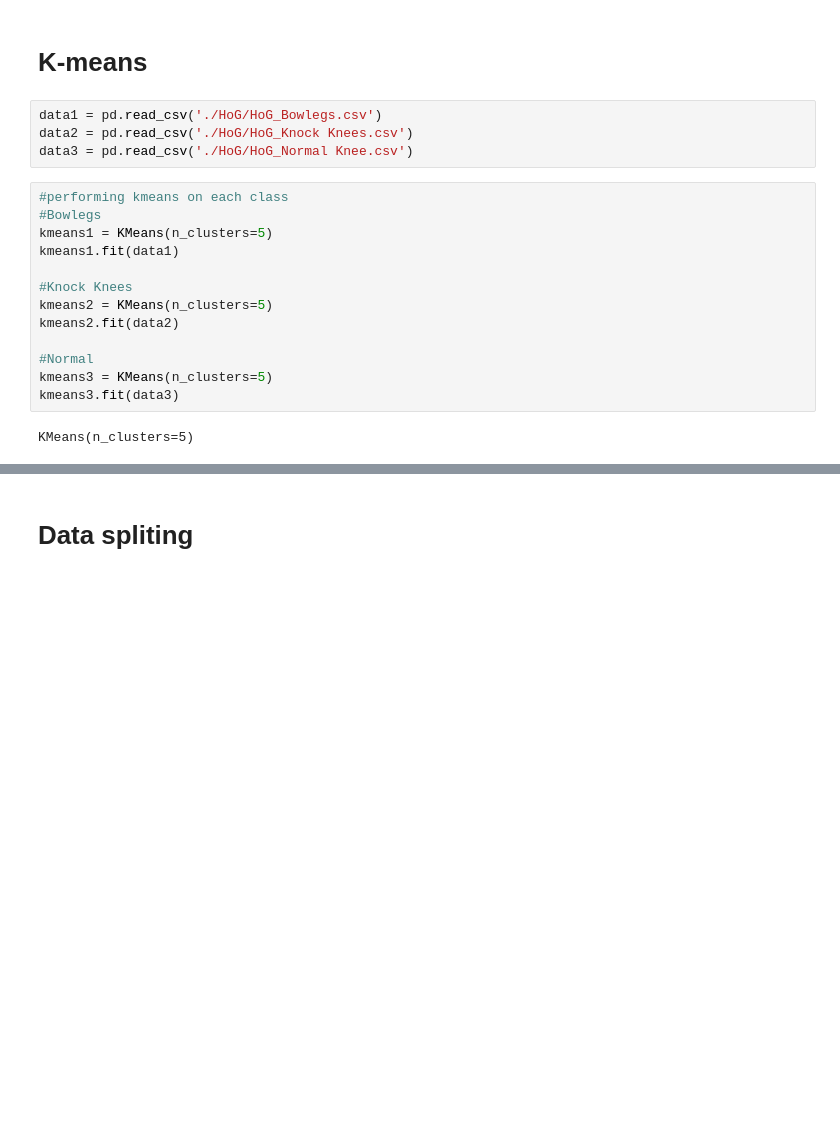
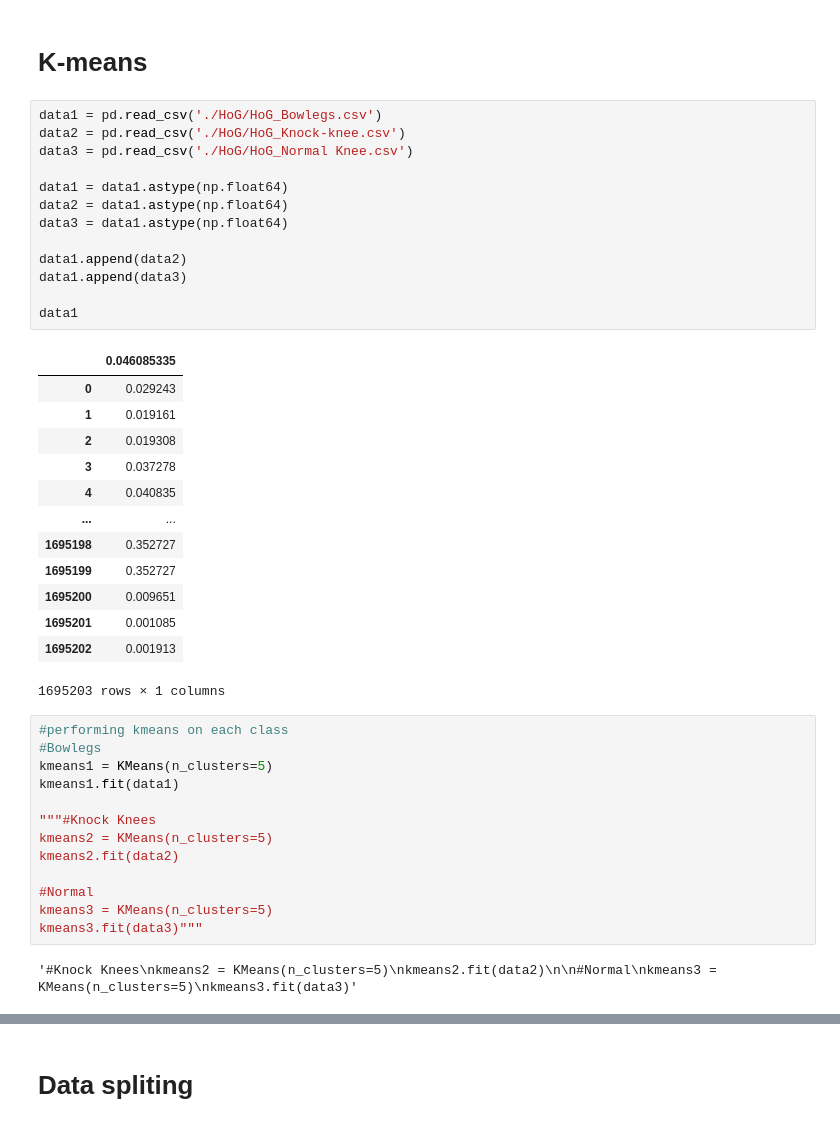
Before and after one commit to summorey22/Detecting_Knee_deformities_usingCV, a Jupyter notebook: HoG.ipynb, the cells around one changed output, grey strips where cells are left out. Cells and saved outputs as stored; diff of their text form; blank space fills up the shorter version.

```diff
--- a/HoG.ipynb
+++ b/HoG.ipynb
@@ -49,22 +48,45 @@ for j in temp:
 # K-means
 # %%
 data1 = pd.read_csv('./HoG/HoG_Bowlegs.csv')
-data2 = pd.read_csv('./HoG/HoG_Knock Knees.csv')
+data2 = pd.read_csv('./HoG/HoG_Knock-knee.csv')
 data3 = pd.read_csv('./HoG/HoG_Normal Knee.csv')
+
+data1 = data1.astype(np.float64)
+data2 = data1.astype(np.float64)
+data3 = data1.astype(np.float64)
+
+data1.append(data2)
+data1.append(data3)
+
+data1
+# %% [output]
+|  | 0.046085335 |
+| 0 | 0.029243 |
+| 1 | 0.019161 |
+| 2 | 0.019308 |
+| 3 | 0.037278 |
+| 4 | 0.040835 |
+| ... | ... |
+| 1695198 | 0.352727 |
+| 1695199 | 0.352727 |
+| 1695200 | 0.009651 |
+| 1695201 | 0.001085 |
+| 1695202 | 0.001913 |
+1695203 rows × 1 columns
 # %%
 #performing kmeans on each class
 #Bowlegs
 kmeans1 = KMeans(n_clusters=5)
 kmeans1.fit(data1)
 
-#Knock Knees
+"""#Knock Knees
 kmeans2 = KMeans(n_clusters=5)
 kmeans2.fit(data2)
 
 #Normal
 kmeans3 = KMeans(n_clusters=5)
-kmeans3.fit(data3)
+kmeans3.fit(data3)"""
 # %% [output]
-KMeans(n_clusters=5)
+'#Knock Knees\nkmeans2 = KMeans(n_clusters=5)\nkmeans2.fit(data2)\n\n#Normal\nkmeans3 = KMeans(n_clusters=5)\nkmeans3.fit(data3)'
 # %%
 hist1=np.histogram(kmeans1.labels_,bins=[0,1,2,3,4,5])
```
Also changed, not shown: parts of 13 cells of this notebook, 14 other files.
